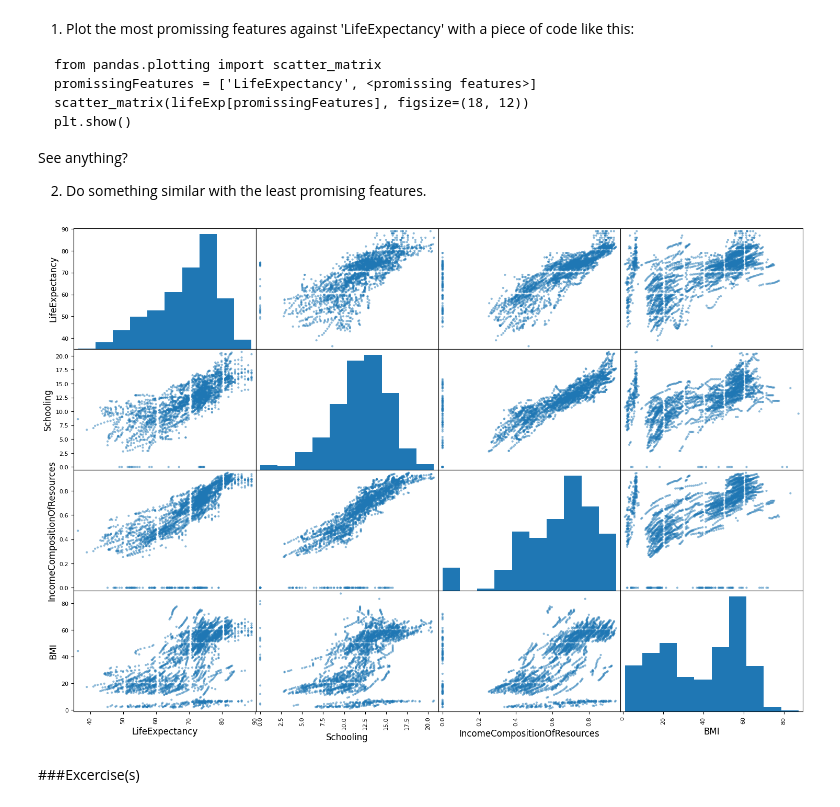
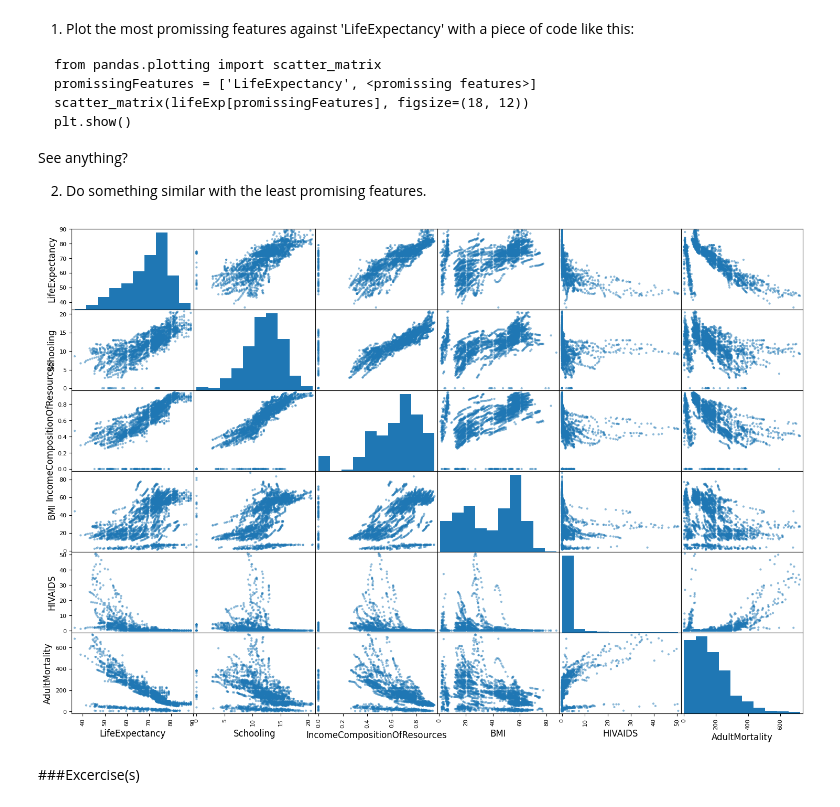
Before and after one commit to Luffeboy/Colabstuff, a Jupyter notebook: Linear_Regression_Lifeexpectancy.ipynb, the cells around one changed output. Saved outputs shown, nothing was run; the diff lists cells and outputs as text; code cells hidden in the pictures.

```diff
--- a/Linear_Regression_Lifeexpectancy.ipynb
+++ b/Linear_Regression_Lifeexpectancy.ipynb
@@ -184,11 +184,11 @@ See anything?
 2.   Do something similar with the least promising features.
 # %%
 from pandas.plotting import scatter_matrix
-promissingFeatures = ['LifeExpectancy', 'Schooling', 'IncomeCompositionOfResources', 'BMI']
+promissingFeatures = ['LifeExpectancy', 'Schooling', 'IncomeCompositionOfResources', 'BMI', 'HIVAIDS', 'AdultMortality']
 scatter_matrix(lifeExp[promissingFeatures], figsize=(18, 12))
 plt.show()
 # %% [output]
-[figure, old version]
+[figure, new version]
 # %% [markdown]
 ###Excercise(s)
 # %% [markdown]
```
Also changed, not shown: parts of 5 cells of this notebook.
